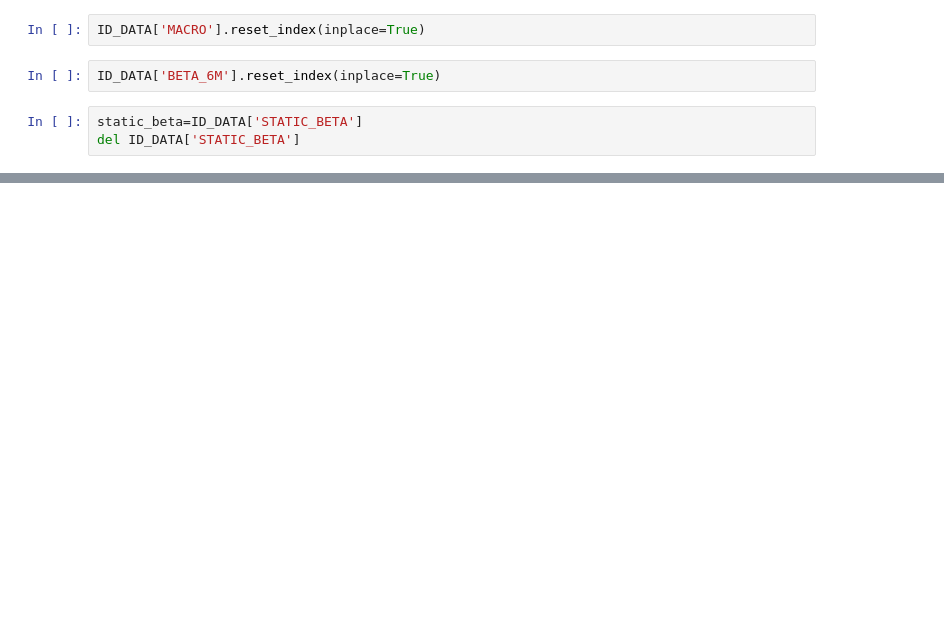
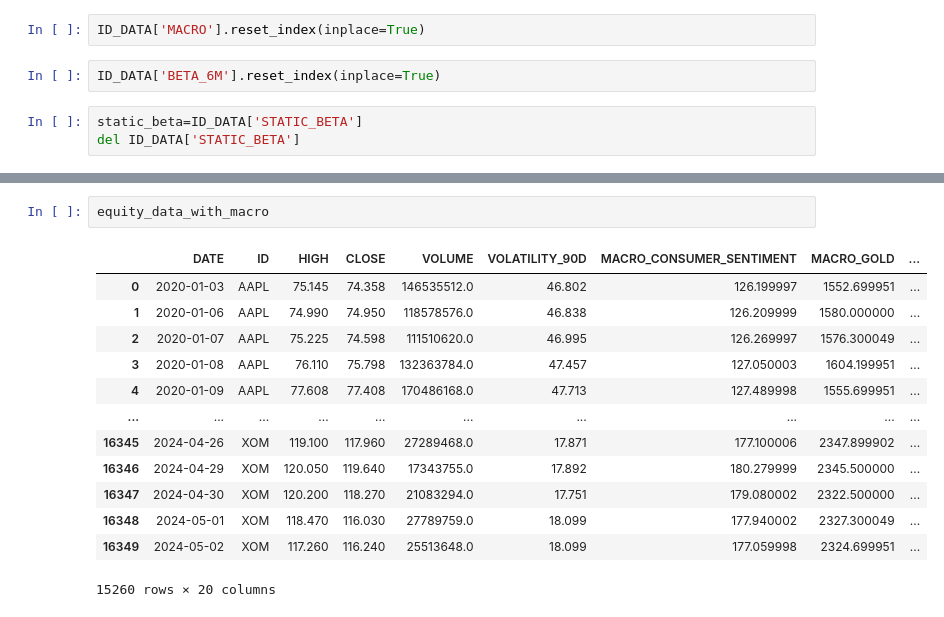
Before and after one commit to hassangaber/statarb, a Jupyter notebook: api/src/eda.ipynb, the cells around one changed output, grey strips where cells are left out. Saved outputs shown, nothing was run; the diff lists cells and outputs as text; blank space fills up the shorter version.

```diff
--- a/api/src/eda.ipynb
+++ b/api/src/eda.ipynb
@@ -343,0 +580,16 @@ df.to_csv('../../assets/macro_included.csv')
+# %%
+equity_data_with_macro
+# %% [output]
+|  | DATE | ID | HIGH | CLOSE | VOLUME | VOLATILITY_90D | MACRO_CONSUMER_SENTIMENT | MACRO_GOLD | ... |
+| 0 | 2020-01-03 | AAPL | 75.145 | 74.358 | 146535512.0 | 46.802 | 126.199997 | 1552.699951 | ... |
+| 1 | 2020-01-06 | AAPL | 74.990 | 74.950 | 118578576.0 | 46.838 | 126.209999 | 1580.000000 | ... |
+| 2 | 2020-01-07 | AAPL | 75.225 | 74.598 | 111510620.0 | 46.995 | 126.269997 | 1576.300049 | ... |
+| 3 | 2020-01-08 | AAPL | 76.110 | 75.798 | 132363784.0 | 47.457 | 127.050003 | 1604.199951 | ... |
+| 4 | 2020-01-09 | AAPL | 77.608 | 77.408 | 170486168.0 | 47.713 | 127.489998 | 1555.699951 | ... |
+| ... | ... | ... | ... | ... | ... | ... | ... | ... | ... |
+| 16345 | 2024-04-26 | XOM | 119.100 | 117.960 | 27289468.0 | 17.871 | 177.100006 | 2347.899902 | ... |
+| 16346 | 2024-04-29 | XOM | 120.050 | 119.640 | 17343755.0 | 17.892 | 180.279999 | 2345.500000 | ... |
+| 16347 | 2024-04-30 | XOM | 120.200 | 118.270 | 21083294.0 | 17.751 | 179.080002 | 2322.500000 | ... |
+| 16348 | 2024-05-01 | XOM | 118.470 | 116.030 | 27789759.0 | 18.099 | 177.940002 | 2327.300049 | ... |
+| 16349 | 2024-05-02 | XOM | 117.260 | 116.240 | 25513648.0 | 18.099 | 177.059998 | 2324.699951 | ... |
+15260 rows × 20 columns
```
Also changed, not shown: parts of 34 cells of this notebook, 5 other files.
